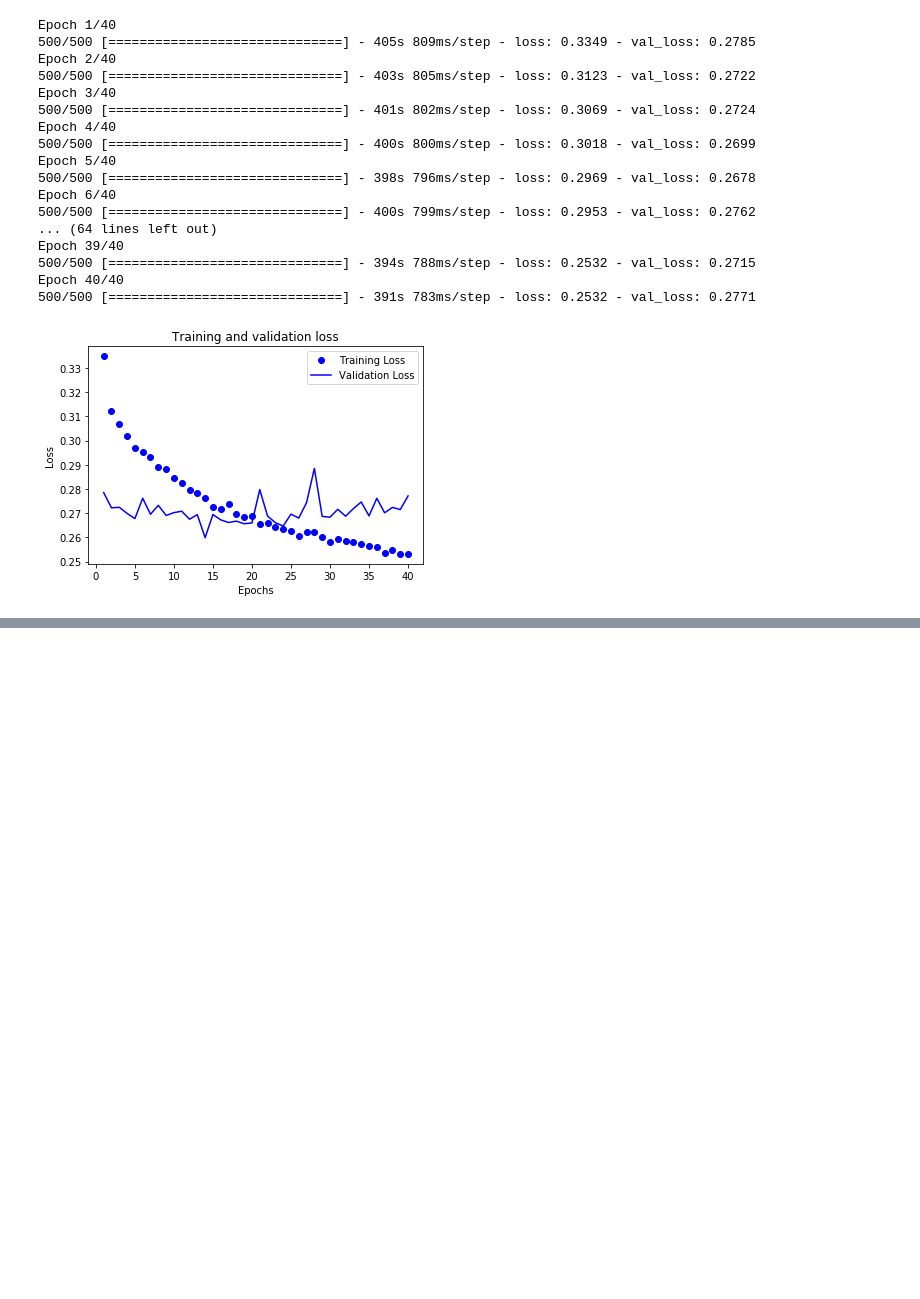
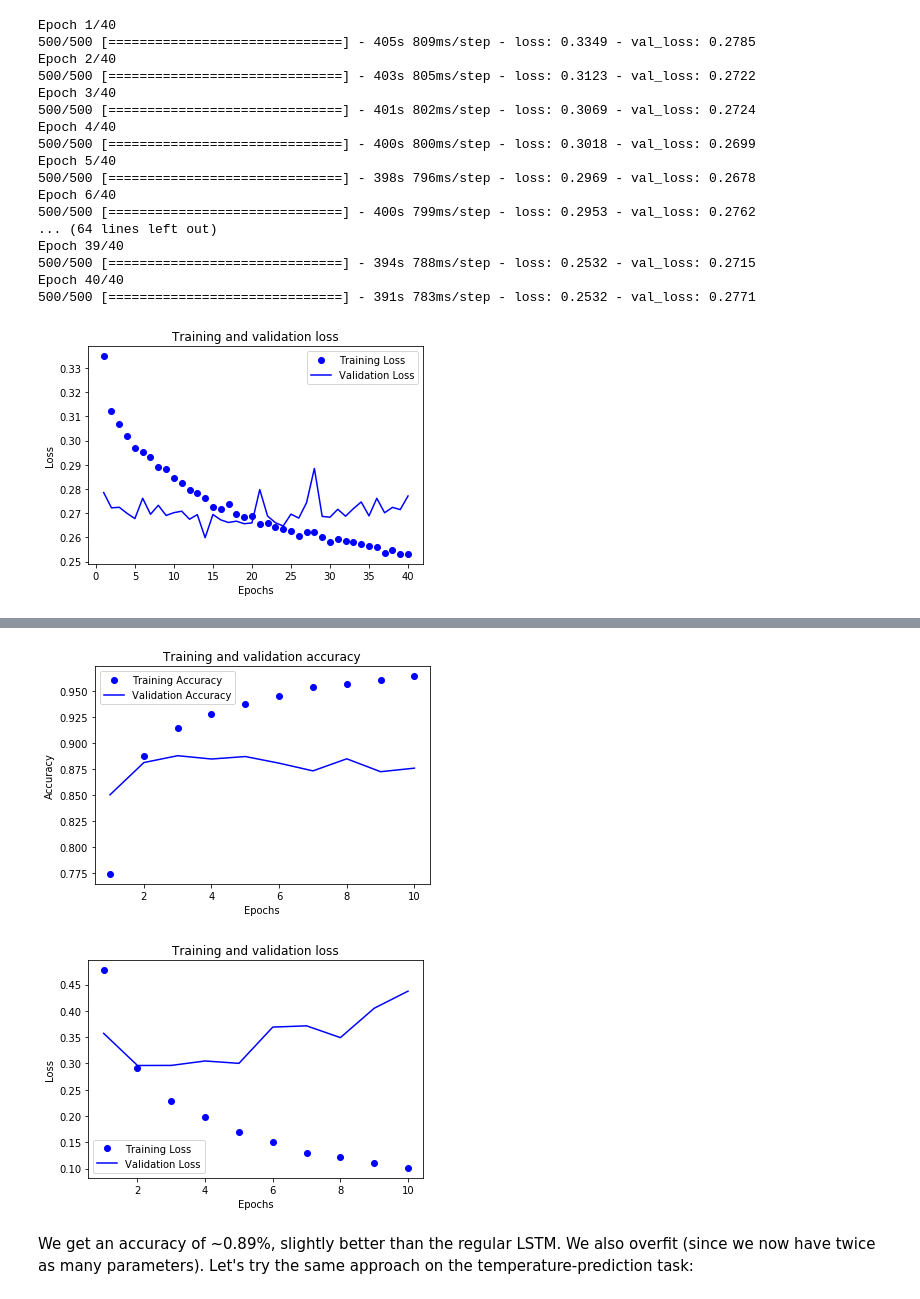
Before and after one commit to wllgrnt/keras-examples, a Jupyter notebook: Chapter6.ipynb, the cells around one changed output, grey strips where cells are left out. Drawn from its saved outputs; the diff is of its cells as text; code cells hidden in the pictures; blank space fills up the shorter version.

```diff
--- a/Chapter6.ipynb
+++ b/Chapter6.ipynb
@@ -1134,0 +1345,28 @@ We see that adding an additional RNN layer does improve the results, though not
+# %%
+max_features=10000
+max_length = 500
+
+# Overwrite np.load to allow keras to work with the new Numpy defaults
+old = np.load
+np.load = lambda *a,**k: old(*a,**k,allow_pickle=True)
+(X_train, y_train), (X_test, y_test) = keras.datasets.imdb.load_data(num_words=max_features)
+np.load = old
+del(old)
+
+
+# Turns the list of integers into a 2D integer tensor
+X_train = keras.preprocessing.sequence.pad_sequences(X_train, maxlen=max_length)
+X_test = keras.preprocessing.sequence.pad_sequences(X_test, maxlen=max_length)
+
+model = keras.models.Sequential()
+model.add(keras.layers.Embedding(max_features, 128))
+model.add(keras.layers.Bidirectional(keras.layers.LSTM(32)))
+model.add(keras.layers.Dense(1, activation="sigmoid"))
+
+model.compile(optimizer="rmsprop", loss="binary_crossentropy", metrics=["acc"])
+
+history = model.fit(X_train, y_train,
+                    epochs=10,
+                    batch_size=128,
+                    validation_split=0.2
+                   )
@@ -1134,0 +1391,7 @@ We see that adding an additional RNN layer does improve the results, though not
+# %%
+plotLossAndAccuracy(history)
+# %% [output]
+[figure, added]
+[figure, added]
+# %% [markdown]
+We get an accuracy of ~0.89%, slightly better than the regular LSTM. We also overfit (since we now have twice as many parameters). Let's try the same approach on the temperature-prediction task:
```
Also changed, not shown: parts of 16 cells of this notebook.
